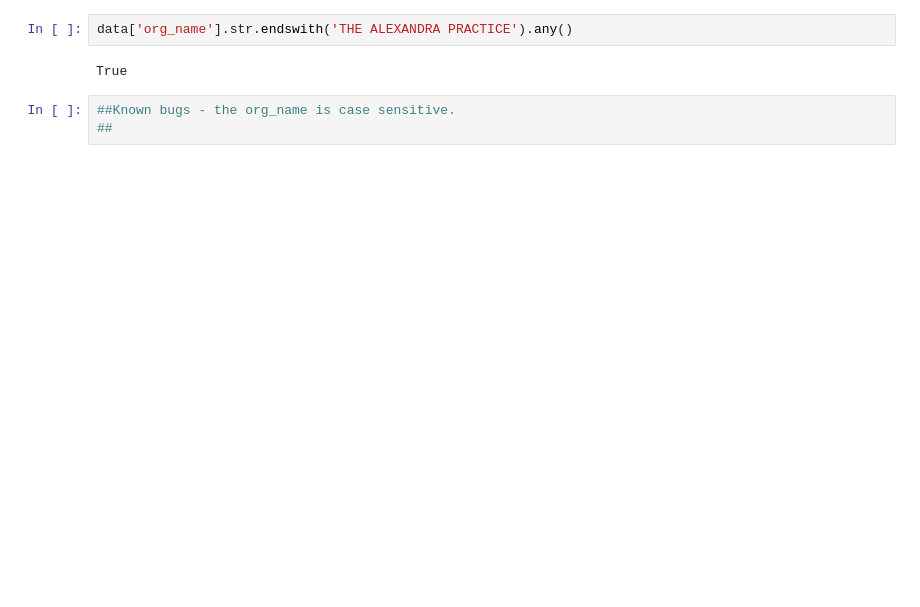
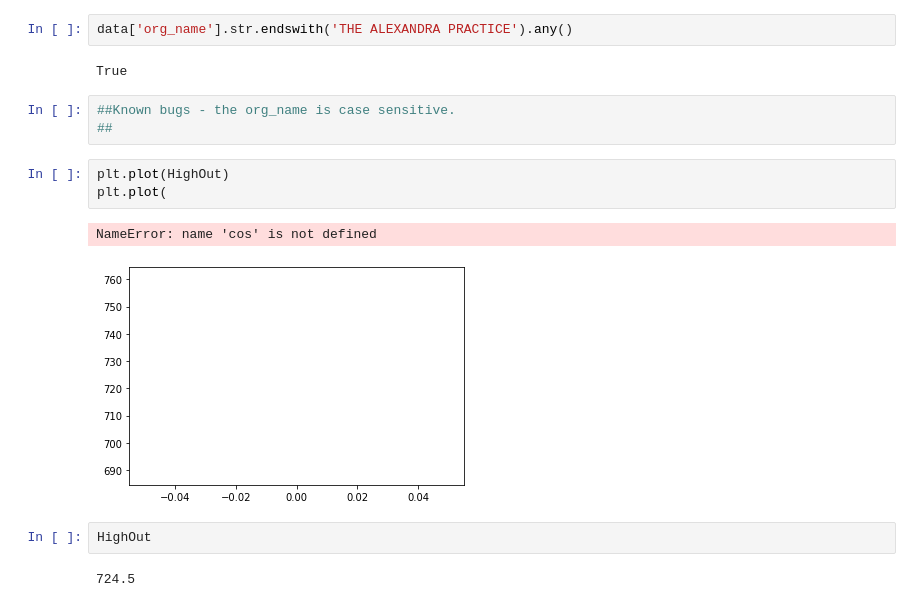
Before and after one commit to ecarnold24/Antibiotics, a Jupyter notebook: Merged_Antibiotics1.ipynb, the cells around one changed output. Cells and saved outputs as stored; diff of their text form; blank space fills up the shorter version.

```diff
--- a/Merged_Antibiotics1.ipynb
+++ b/Merged_Antibiotics1.ipynb
@@ -283,3 +284,13 @@ True
 # %%
 ##Known bugs - the org_name is case sensitive.
 ##
+# %%
+plt.plot(HighOut)
+plt.plot(
+# %% [output]
+NameError: name 'cos' is not defined
+[figure, added]
+# %%
+HighOut
+# %% [output]
+724.5
```
Also changed, not shown: parts of 5 cells of this notebook, 2 other files.
